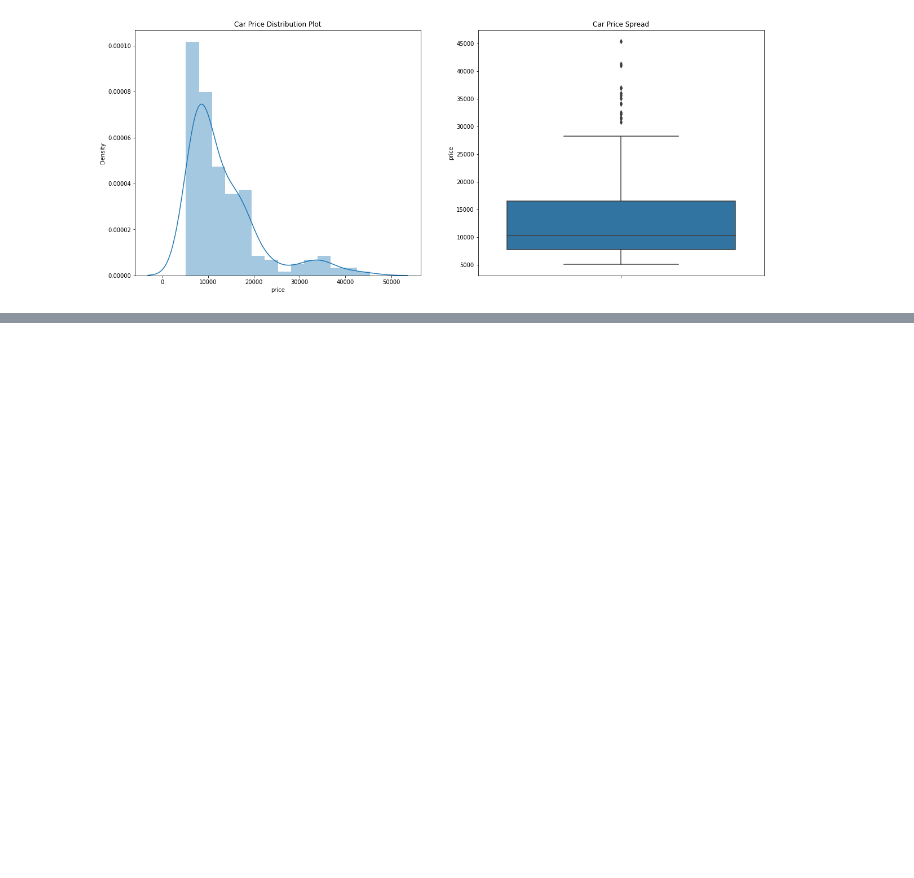
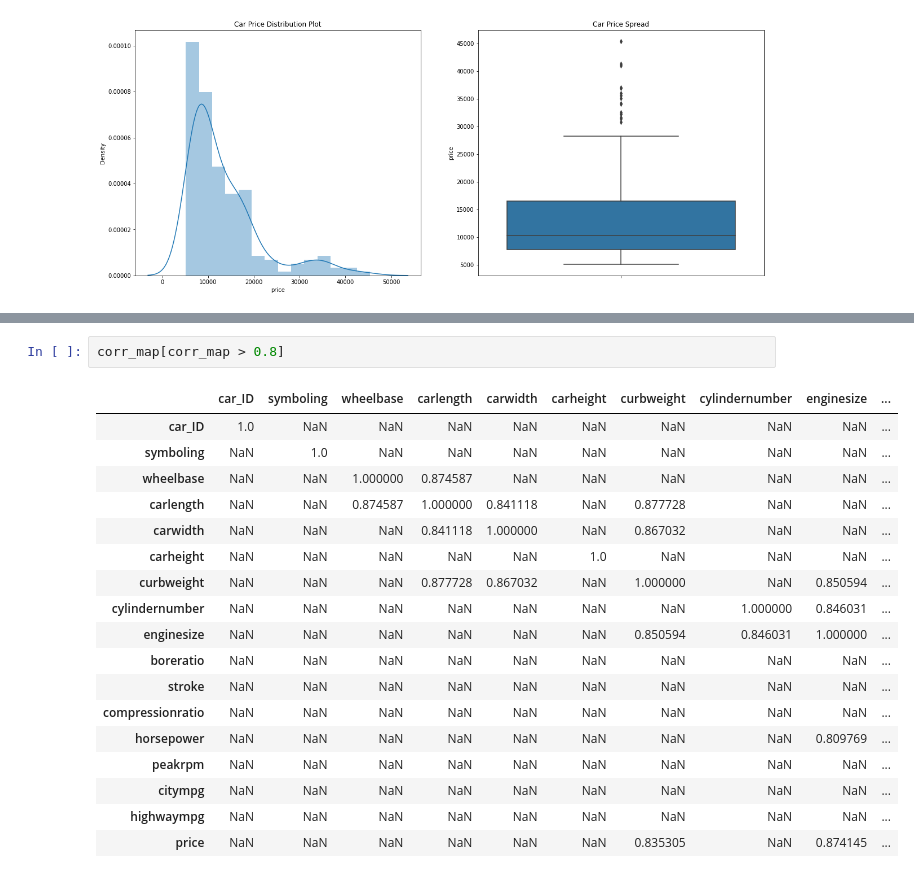
Before and after one commit to Hyprnx/Machine-Learning, a Jupyter notebook: Homeworks/HW_W8.ipynb, the cells around one changed output, grey strips where cells are left out. Cells and saved outputs as stored; diff of their text form; blank space fills up the shorter version.

```diff
--- a/Homeworks/HW_W8.ipynb
+++ b/Homeworks/HW_W8.ipynb
@@ -479,0 +505,21 @@ dct_vct =  DictVectorizer()
+# %%
+corr_map[corr_map > 0.8]
+# %% [output]
+|  | car_ID | symboling | wheelbase | carlength | carwidth | carheight | curbweight | cylindernumber | enginesize | ... |
+| car_ID | 1.0 | NaN | NaN | NaN | NaN | NaN | NaN | NaN | NaN | ... |
+| symboling | NaN | 1.0 | NaN | NaN | NaN | NaN | NaN | NaN | NaN | ... |
+| wheelbase | NaN | NaN | 1.000000 | 0.874587 | NaN | NaN | NaN | NaN | NaN | ... |
+| carlength | NaN | NaN | 0.874587 | 1.000000 | 0.841118 | NaN | 0.877728 | NaN | NaN | ... |
+| carwidth | NaN | NaN | NaN | 0.841118 | 1.000000 | NaN | 0.867032 | NaN | NaN | ... |
+| carheight | NaN | NaN | NaN | NaN | NaN | 1.0 | NaN | NaN | NaN | ... |
+| curbweight | NaN | NaN | NaN | 0.877728 | 0.867032 | NaN | 1.000000 | NaN | 0.850594 | ... |
+| cylindernumber | NaN | NaN | NaN | NaN | NaN | NaN | NaN | 1.000000 | 0.846031 | ... |
+| enginesize | NaN | NaN | NaN | NaN | NaN | NaN | 0.850594 | 0.846031 | 1.000000 | ... |
+| boreratio | NaN | NaN | NaN | NaN | NaN | NaN | NaN | NaN | NaN | ... |
+| stroke | NaN | NaN | NaN | NaN | NaN | NaN | NaN | NaN | NaN | ... |
+| compressionratio | NaN | NaN | NaN | NaN | NaN | NaN | NaN | NaN | NaN | ... |
+| horsepower | NaN | NaN | NaN | NaN | NaN | NaN | NaN | NaN | 0.809769 | ... |
+| peakrpm | NaN | NaN | NaN | NaN | NaN | NaN | NaN | NaN | NaN | ... |
+| citympg | NaN | NaN | NaN | NaN | NaN | NaN | NaN | NaN | NaN | ... |
+| highwaympg | NaN | NaN | NaN | NaN | NaN | NaN | NaN | NaN | NaN | ... |
+| price | NaN | NaN | NaN | NaN | NaN | NaN | 0.835305 | NaN | 0.874145 | ... |
```
Also changed, not shown: parts of 9 cells of this notebook.
